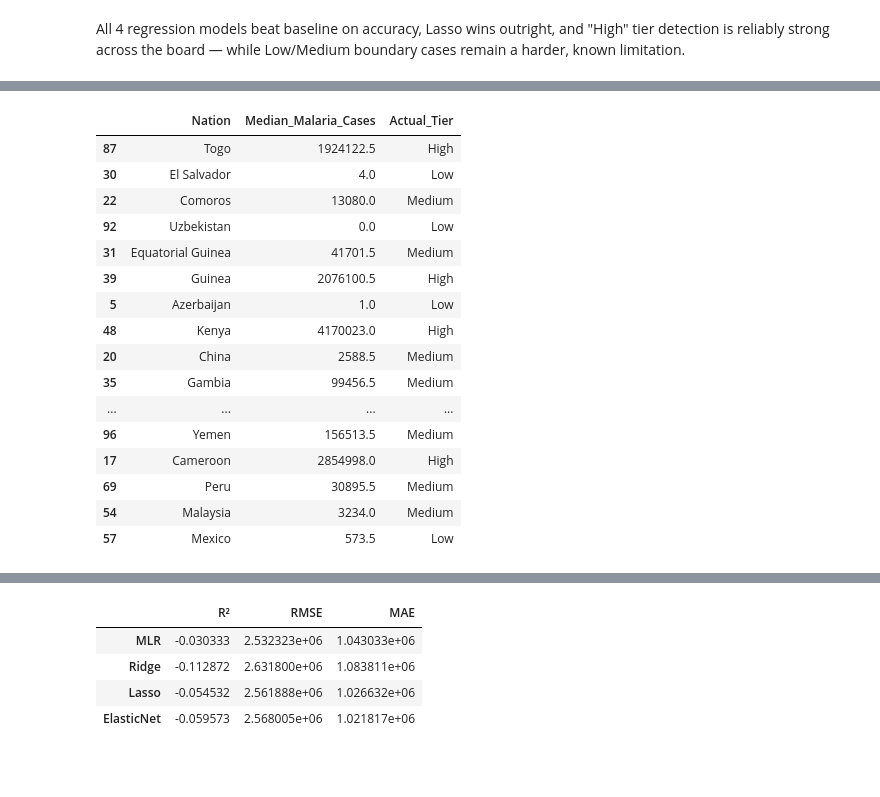
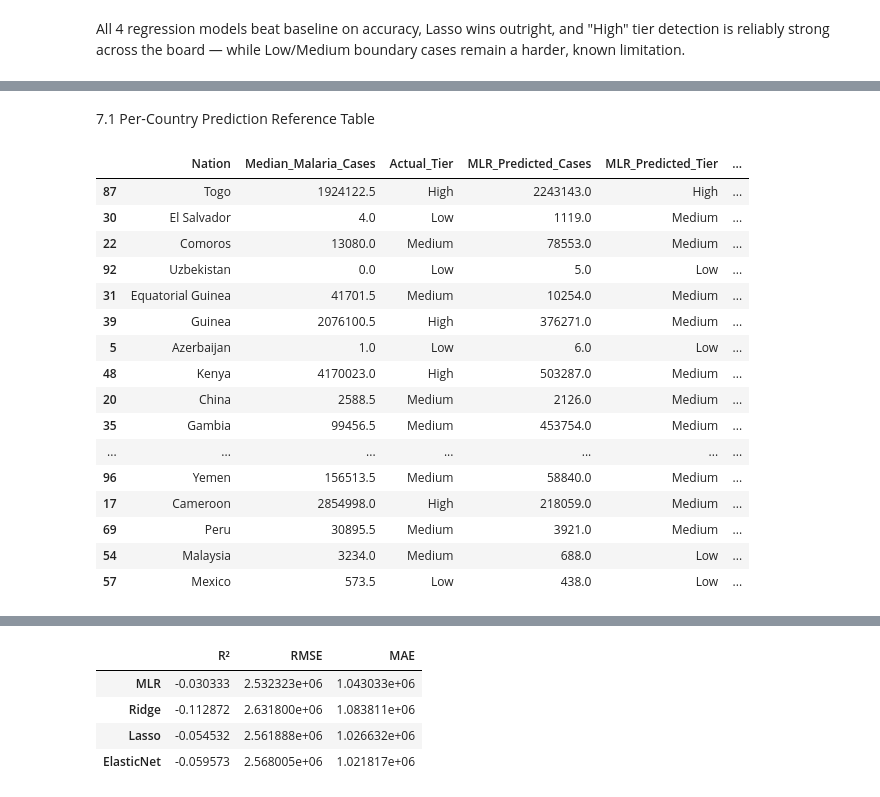
Before and after one commit to ZacharyMalonjao/Capstone2-A3101-Group2-SY26-27, a Jupyter notebook: ipynb_notebooks/02_model_training.ipynb, the cells around one changed output, grey strips where cells are left out. Drawn from its saved outputs; the diff is of its cells as text; code cells hidden in the pictures; blank space fills up the shorter version.

```diff
--- a/ipynb_notebooks/02_model_training.ipynb
+++ b/ipynb_notebooks/02_model_training.ipynb
@@ -433,28 +414,32 @@ df[['Nation', 'Median_Malaria_Cases']].head(20)
+# %% [markdown]
+7.1 Per-Country Prediction Reference Table
 # %%
-test_check = df.loc[y_test.index, ['Nation', 'Median_Malaria_Cases']].copy()
+reference_table = df.loc[y_test.index, ['Nation', 'Median_Malaria_Cases']].copy()
+reference_table['Actual_Tier'] = to_tier(reference_table['Median_Malaria_Cases'], q1, q3)
 
-test_check['Actual_Tier'] = to_tier(
-    test_check['Median_Malaria_Cases'],
-    q1,
-    q3
-)
+for name in ['MLR', 'Ridge', 'Lasso', 'ElasticNet']:
+    preds_log = pipelines[name].predict(X_test)
+    preds_raw = np.expm1(preds_log)
 
-test_check
+    reference_table[f'{name}_Predicted_Cases'] = preds_raw.round(0)
+    reference_table[f'{name}_Predicted_Tier'] = to_tier(preds_raw, q1, q3)
+
+reference_table
 # %% [output]
-|  | Nation | Median_Malaria_Cases | Actual_Tier |
-| 87 | Togo | 1924122.5 | High |
-| 30 | El Salvador | 4.0 | Low |
-| 22 | Comoros | 13080.0 | Medium |
-| 92 | Uzbekistan | 0.0 | Low |
-| 31 | Equatorial Guinea | 41701.5 | Medium |
-| 39 | Guinea | 2076100.5 | High |
-| 5 | Azerbaijan | 1.0 | Low |
-| 48 | Kenya | 4170023.0 | High |
-| 20 | China | 2588.5 | Medium |
-| 35 | Gambia | 99456.5 | Medium |
-| ... | ... | ... | ... |
-| 96 | Yemen | 156513.5 | Medium |
-| 17 | Cameroon | 2854998.0 | High |
-| 69 | Peru | 30895.5 | Medium |
-| 54 | Malaysia | 3234.0 | Medium |
-| 57 | Mexico | 573.5 | Low |
+|  | Nation | Median_Malaria_Cases | Actual_Tier | MLR_Predicted_Cases | MLR_Predicted_Tier | ... |
+| 87 | Togo | 1924122.5 | High | 2243143.0 | High | ... |
+| 30 | El Salvador | 4.0 | Low | 1119.0 | Medium | ... |
+| 22 | Comoros | 13080.0 | Medium | 78553.0 | Medium | ... |
+| 92 | Uzbekistan | 0.0 | Low | 5.0 | Low | ... |
+| 31 | Equatorial Guinea | 41701.5 | Medium | 10254.0 | Medium | ... |
+| 39 | Guinea | 2076100.5 | High | 376271.0 | Medium | ... |
+| 5 | Azerbaijan | 1.0 | Low | 6.0 | Low | ... |
+| 48 | Kenya | 4170023.0 | High | 503287.0 | Medium | ... |
+| 20 | China | 2588.5 | Medium | 2126.0 | Medium | ... |
+| 35 | Gambia | 99456.5 | Medium | 453754.0 | Medium | ... |
+| ... | ... | ... | ... | ... | ... | ... |
+| 96 | Yemen | 156513.5 | Medium | 58840.0 | Medium | ... |
+| 17 | Cameroon | 2854998.0 | High | 218059.0 | Medium | ... |
+| 69 | Peru | 30895.5 | Medium | 3921.0 | Medium | ... |
+| 54 | Malaysia | 3234.0 | Medium | 688.0 | Low | ... |
+| 57 | Mexico | 573.5 | Low | 438.0 | Low | ... |
```
Also changed, not shown: parts of 28 cells of this notebook, 2 other files.
